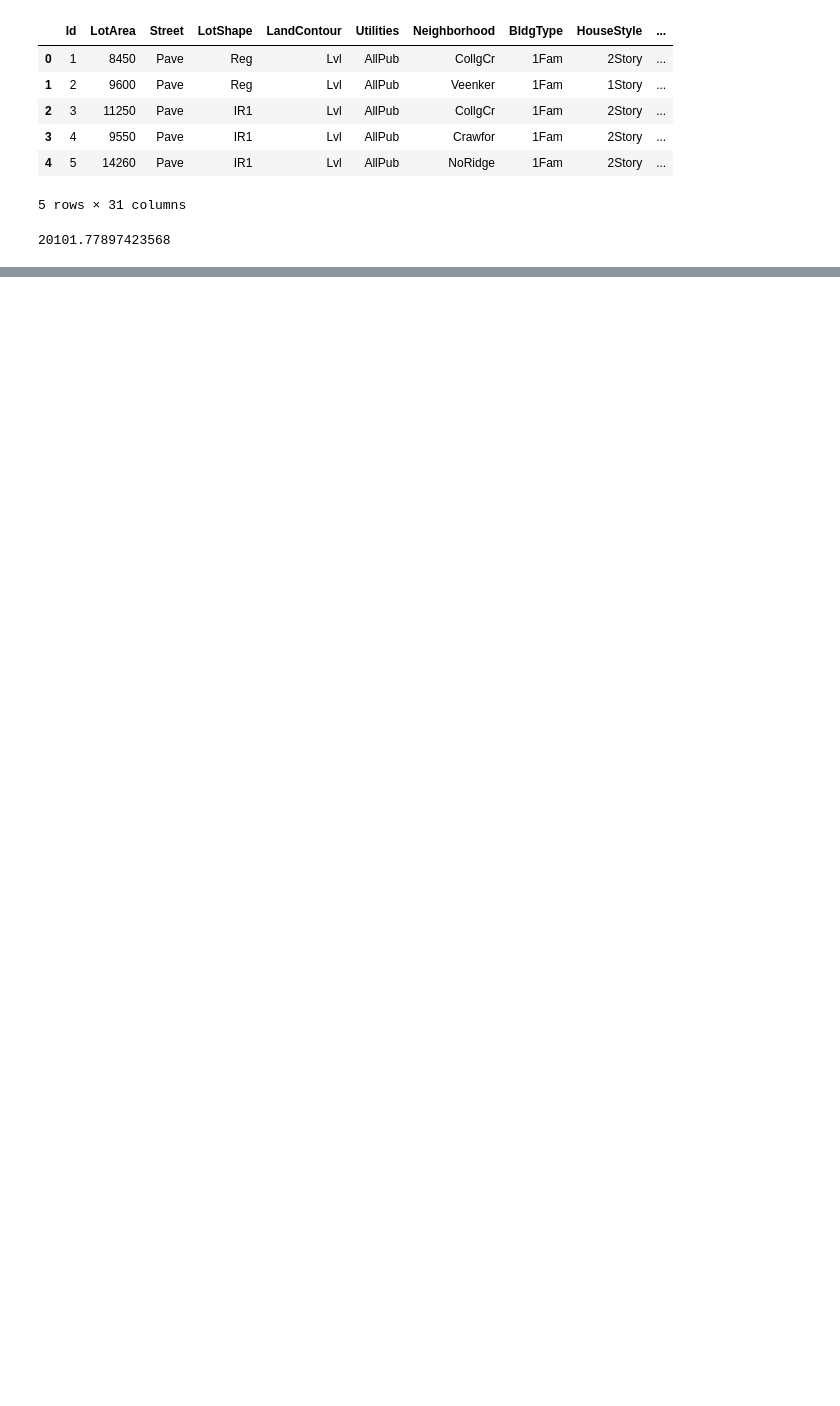
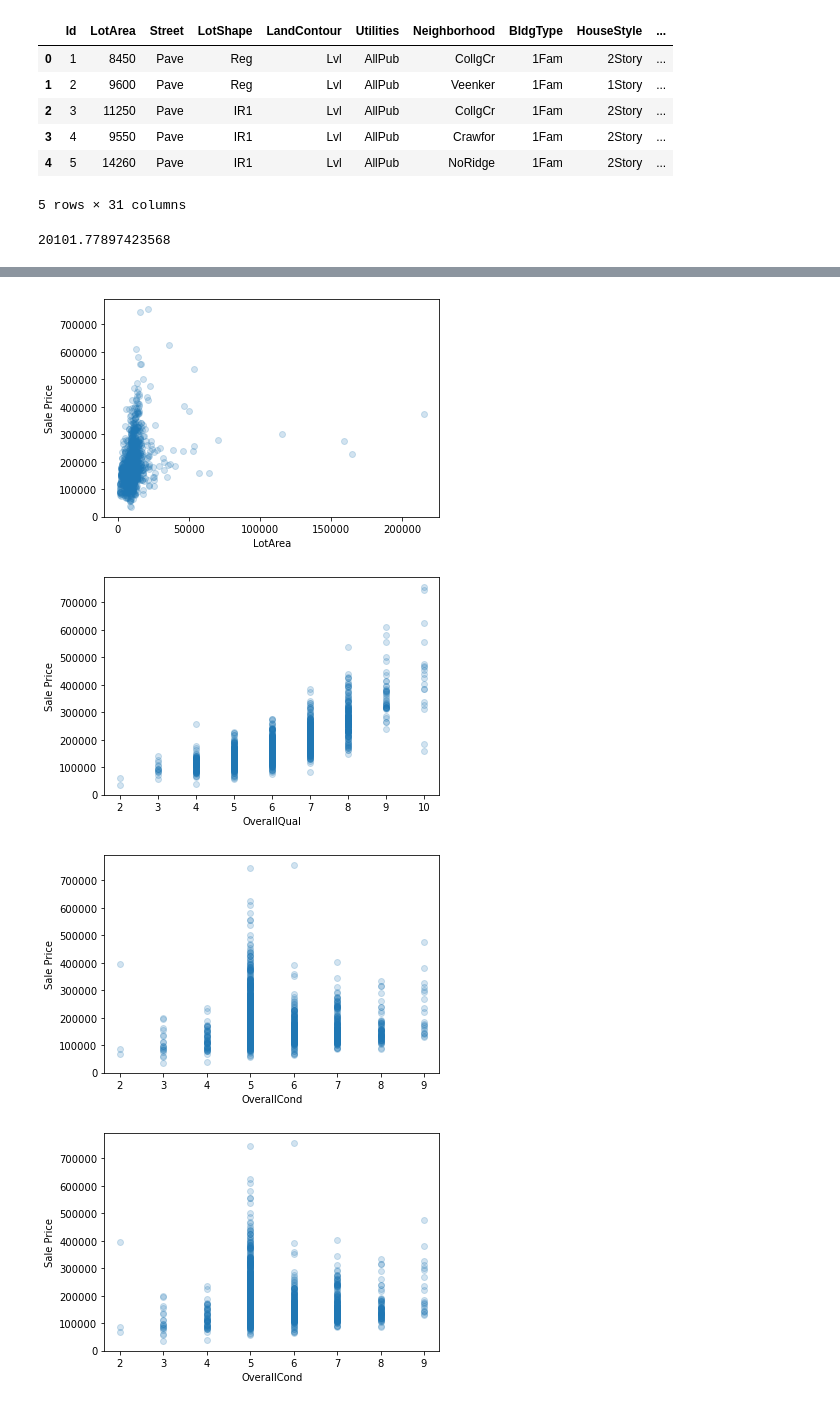
Before and after one commit to maxguy2001/StatsCaseStudiesSem2, a Jupyter notebook: Part2/max.ipynb, the cells around one changed output, grey strips where cells are left out. Drawn from its saved outputs; the diff is of its cells as text; code cells hidden in the pictures; blank space fills up the shorter version.

```diff
--- a/Part2/max.ipynb
+++ b/Part2/max.ipynb
@@ -55,0 +70,12 @@ mean_abs_error
+# %%
+cols_to_investigate = ["LotArea", "OverallQual", "OverallCond", "OverallCond", "TotalBsmtSF", "GrLivArea", "FullBath", "HalfBath", "BedroomAbvGr", "KitchenAbvGr", "TotRmsAbvGrd", "Fireplaces", "GarageArea", "MoSold"]
+for i in cols_to_investigate:
+    plt.scatter(x=df[i].tolist(), y = df["SalePrice"].tolist(), alpha=0.2)
+    plt.xlabel(i)
+    plt.ylabel("Sale Price")
+    plt.show()
+# %% [output]
+[figure, added]
+[figure, added]
+[figure, added]
+[figure, added]
```
Also changed, not shown: parts of 8 cells of this notebook, 1 other file.
